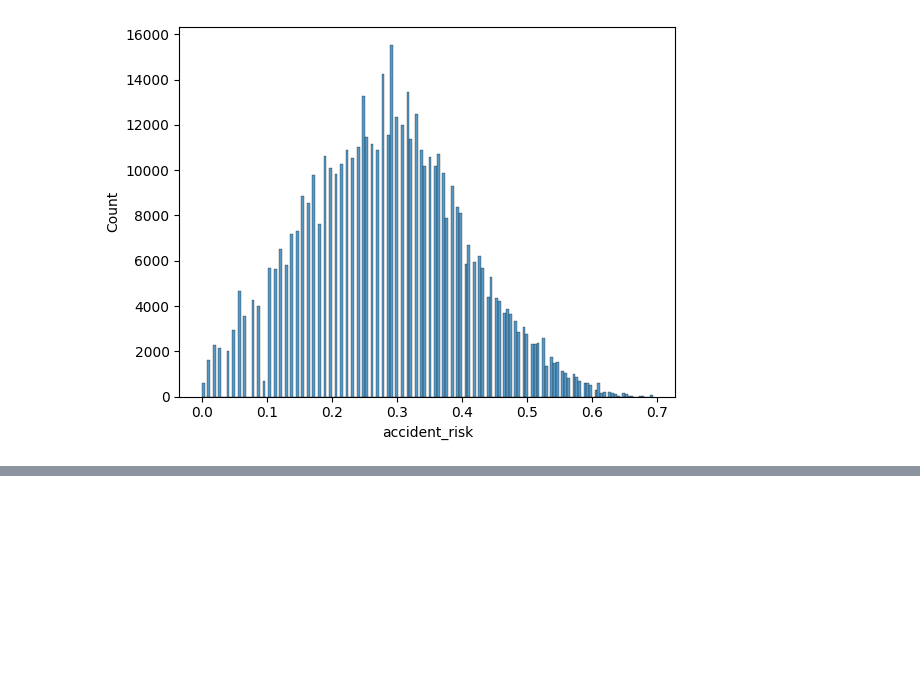
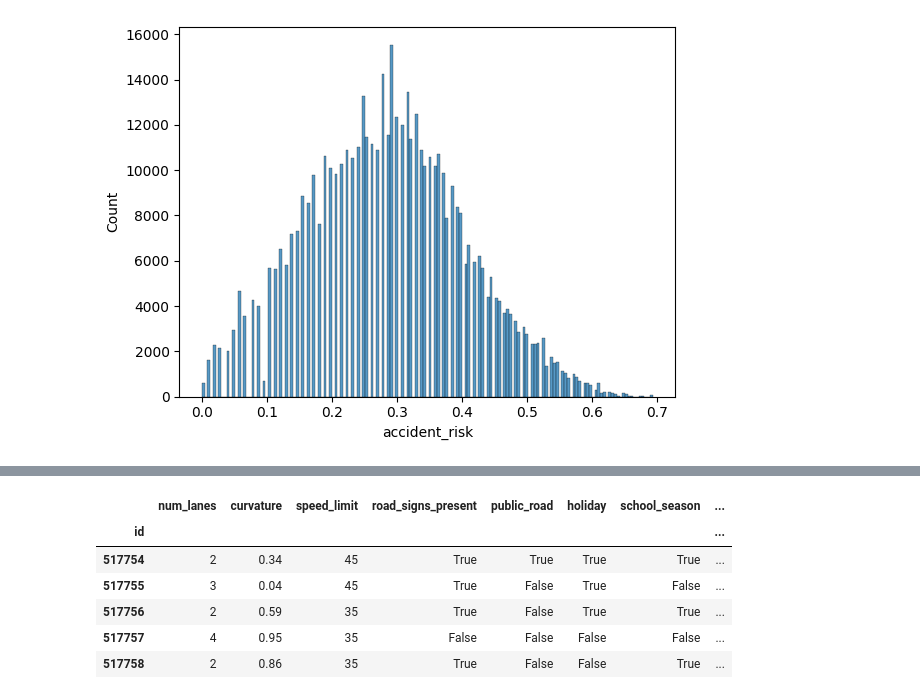
Before and after one commit to StutiSharma22/Kaggle-projects, a Jupyter notebook: Predicting Road Accident Risk/submission.ipynb, the cells around one changed output, grey strips where cells are left out. Saved outputs shown, nothing was run; the diff lists cells and outputs as text; code cells hidden in the pictures; blank space fills up the shorter version.

```diff
--- a/Predicting Road Accident Risk/submission.ipynb
+++ b/Predicting Road Accident Risk/submission.ipynb
@@ -130,0 +165,10 @@ plt.show()
+# %%
+df_test.head()
+# %% [output]
+|  | num_lanes | curvature | speed_limit | road_signs_present | public_road | holiday | school_season | ... |
+| id |  |  |  |  |  |  |  | ... |
+| 517754 | 2 | 0.34 | 45 | True | True | True | True | ... |
+| 517755 | 3 | 0.04 | 45 | True | False | True | False | ... |
+| 517756 | 2 | 0.59 | 35 | True | False | True | True | ... |
+| 517757 | 4 | 0.95 | 35 | False | False | False | False | ... |
+| 517758 | 2 | 0.86 | 35 | True | False | False | True | ... |
```
Also changed, not shown: parts of 12 cells of this notebook, 1 other file.
